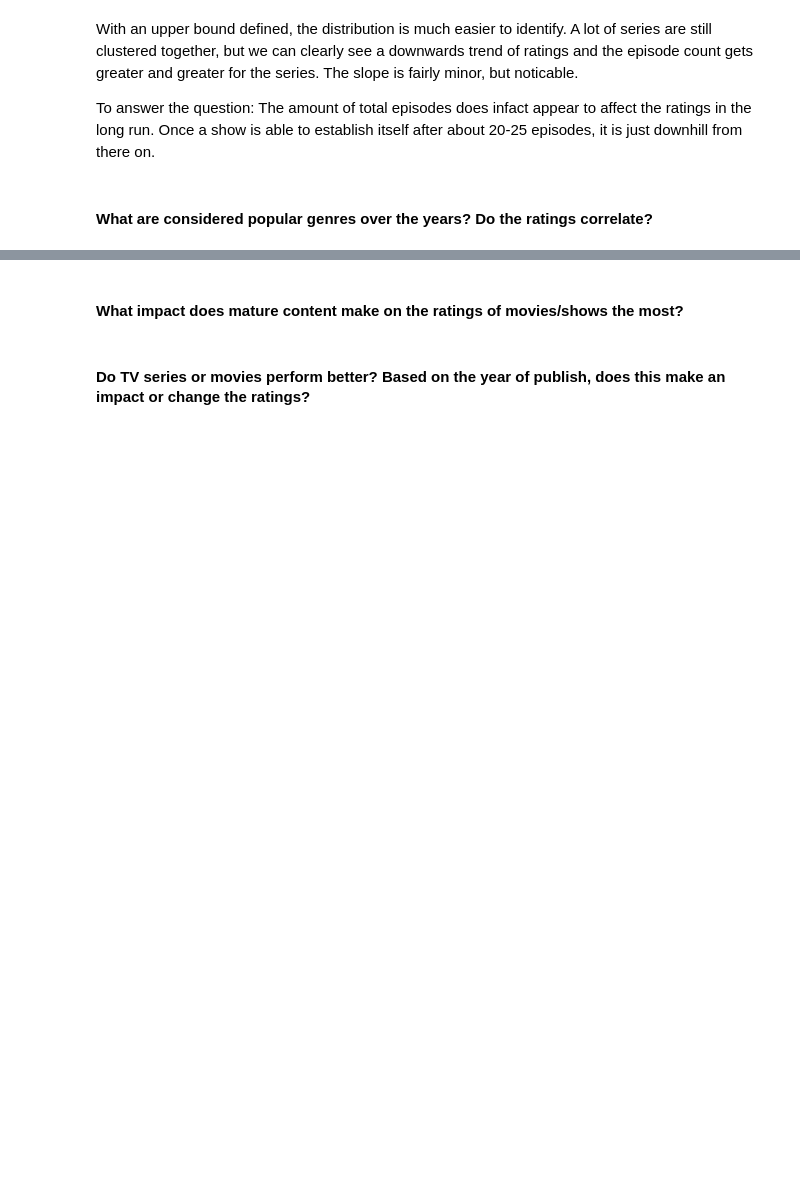
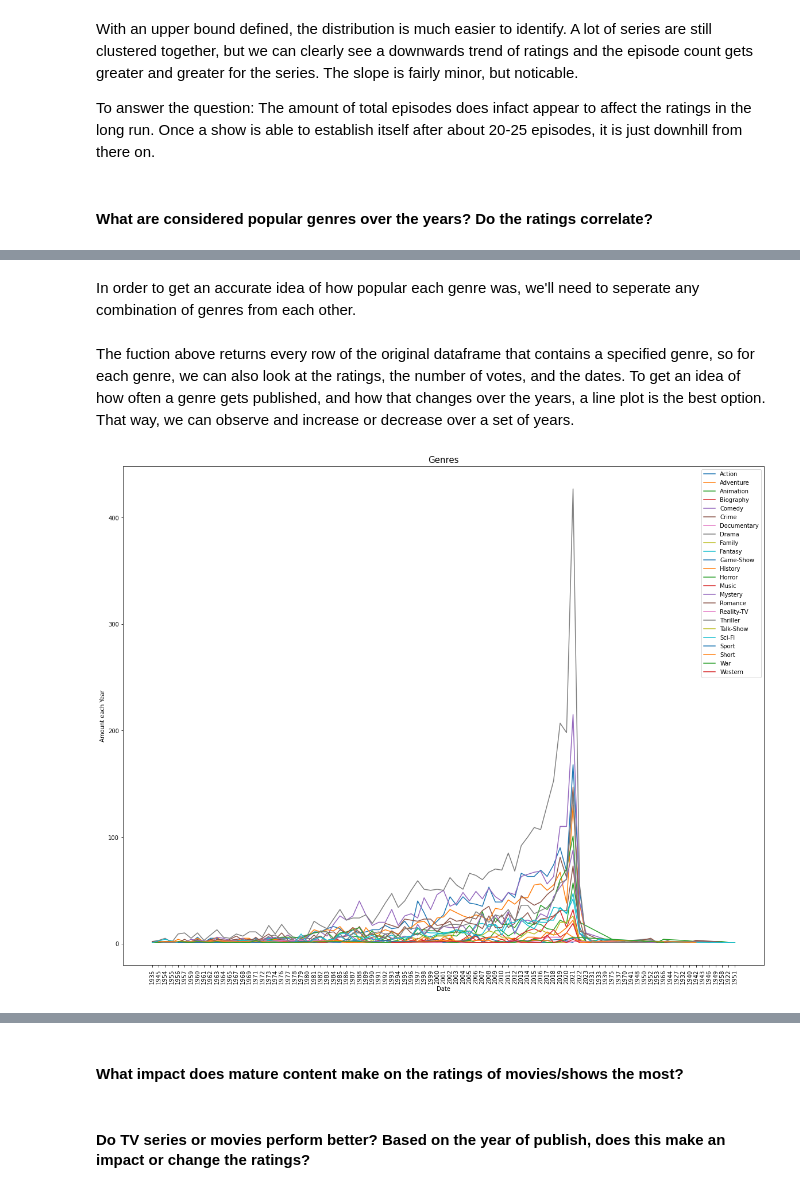
Before and after one commit to JTFin/CSCI2000U-Project, a Jupyter notebook: project-group29.ipynb, the cells around one changed output, grey strips where cells are left out. Drawn from its saved outputs; the diff is of its cells as text; code cells hidden in the pictures; blank space fills up the shorter version.

```diff
--- a/project-group29.ipynb
+++ b/project-group29.ipynb
@@ -231,0 +275,52 @@ To answer the question: The amount of total episodes does infact appear to affec
+# %% [markdown]
+In order to get an accurate idea of how popular each genre was, we'll need to seperate any combination of genres from each other.
+# %%
+def genreGroup(n):
+
+    df3=df[df['Genre'].str.contains(n)==True]
+
+    return df3
+# %% [markdown]
+The fuction above returns every row of the original dataframe that contains a specified genre, so for each genre, we can also look at the ratings, the number of votes, and the dates.
+To get an idea of how often a genre gets published, and how that changes over the years, a line plot is the best option. That way, we can observe and increase or decrease over a set of years.
+# %%
+plt.figure(figsize=(20,16))
+sns.lineplot(x=((genreGroup("Action")).groupby(['Date'])['Genre'].count()).index, y=((genreGroup("Action")).groupby(['Date'])['Genre'].count()).values)
+sns.lineplot(x=((genreGroup("Adventure")).groupby(['Date'])['Genre'].count()).index, y=((genreGroup("Adventure")).groupby(['Date'])['Genre'].count()).values)
+sns.lineplot(x=((genreGroup("Animation")).groupby(['Date'])['Genre'].count()).index, y=((genreGroup("Animation")).groupby(['Date'])['Genre'].count()).values)
+sns.lineplot(x=((genreGroup("Biography")).groupby(['Date'])['Genre'].count()).index, y=((genreGroup("Biography")).groupby(['Date'])['Genre'].count()).values)
+sns.lineplot(x=((genreGroup("Comedy")).groupby(['Date'])['Genre'].count()).index, y=((genreGroup("Comedy")).groupby(['Date'])['Genre'].count()).values)
+sns.lineplot(x=((genreGroup("Crime")).groupby(['Date'])['Genre'].count()).index, y=((genreGroup("Crime")).groupby(['Date'])['Genre'].count()).values)
+sns.lineplot(x=((genreGroup("Documentary")).groupby(['Date'])['Genre'].count()).index, y=((genreGroup("Documentary")).groupby(['Date'])['Genre'].count()).values)
+sns.lineplot(x=((genreGroup("Drama")).groupby(['Date'])['Genre'].count()).index, y=((genreGroup("Drama")).groupby(['Date'])['Genre'].count()).values)
+
+
+sns.lineplot(x=((genreGroup("Family")).groupby(['Date'])['Genre'].count()).index, y=((genreGroup("Family")).groupby(['Date'])['Genre'].count()).values)
+sns.lineplot(x=((genreGroup("Fantasy")).groupby(['Date'])['Genre'].count()).index, y=((genreGroup("Fantasy")).groupby(['Date'])['Genre'].count()).values)
+sns.lineplot(x=((genreGroup("Game-Show")).groupby(['Date'])['Genre'].count()).index, y=((genreGroup("Game-Show")).groupby(['Date'])['Genre'].count()).values)
+sns.lineplot(x=((genreGroup("History")).groupby(['Date'])['Genre'].count()).index, y=((genreGroup("History")).groupby(['Date'])['Genre'].count()).values)
+sns.lineplot(x=((genreGroup("Horror")).groupby(['Date'])['Genre'].count()).index, y=((genreGroup("Horror")).groupby(['Date'])['Genre'].count()).values)
+sns.lineplot(x=((genreGroup("Music")).groupby(['Date'])['Genre'].count()).index, y=((genreGroup("Music")).groupby(['Date'])['Genre'].count()).values)
+sns.lineplot(x=((genreGroup("Mystery")).groupby(['Date'])['Genre'].count()).index, y=((genreGroup("Mystery")).groupby(['Date'])['Genre'].count()).values)
+sns.lineplot(x=((genreGroup("Romance")).groupby(['Date'])['Genre'].count()).index, y=((genreGroup("Romance")).groupby(['Date'])['Genre'].count()).values)
+
+
+sns.lineplot(x=((genreGroup("Reality-TV")).groupby(['Date'])['Genre'].count()).index, y=((genreGroup("Reality-TV")).groupby(['Date'])['Genre'].count()).values)
+sns.lineplot(x=((genreGroup("Thriller")).groupby(['Date'])['Genre'].count()).index, y=((genreGroup("Thriller")).groupby(['Date'])['Genre'].count()).values)
+sns.lineplot(x=((genreGroup("Talk-Show")).groupby(['Date'])['Genre'].count()).index, y=((genreGroup("Talk-Show")).groupby(['Date'])['Genre'].count()).values)
+sns.lineplot(x=((genreGroup("Sci-Fi")).groupby(['Date'])['Genre'].count()).index, y=((genreGroup("Sci-Fi")).groupby(['Date'])['Genre'].count()).values)
+sns.lineplot(x=((genreGroup("Sport")).groupby(['Date'])['Genre'].count()).index, y=((genreGroup("Sport")).groupby(['Date'])['Genre'].count()).values)
+sns.lineplot(x=((genreGroup("War")).groupby(['Date'])['Genre'].count()).index, y=((genreGroup("War")).groupby(['Date'])['Genre'].count()).values)
+sns.lineplot(x=((genreGroup("Western")).groupby(['Date'])['Genre'].count()).index, y=((genreGroup("Western")).groupby(['Date'])['Genre'].count()).values)
+sns.lineplot(x=((genreGroup("Short")).groupby(['Date'])['Genre'].count()).index, y=((genreGroup("Short")).groupby(['Date'])['Genre'].count()).values)
+
+
+
+plt.title("Genres", size=15)
+plt.ylabel("Amount each Year")
+plt.legend(["Action", "Adventure", "Animation", "Biography", "Comedy", "Crime", "Documentary", "Drama", "Family", "Fantasy", "Game-Show", "History", "Horror", "Music", "Mystery", "Romance", "Reality-TV", "Thriller", "Talk-Show", "Sci-Fi", "Sport", "Short",  "War", "Western"])
+
+plt.xticks(size=10, rotation=90)
+plt.show()
+# %% [output]
+[figure, added]
```
Also changed, not shown: parts of 24 cells of this notebook.
